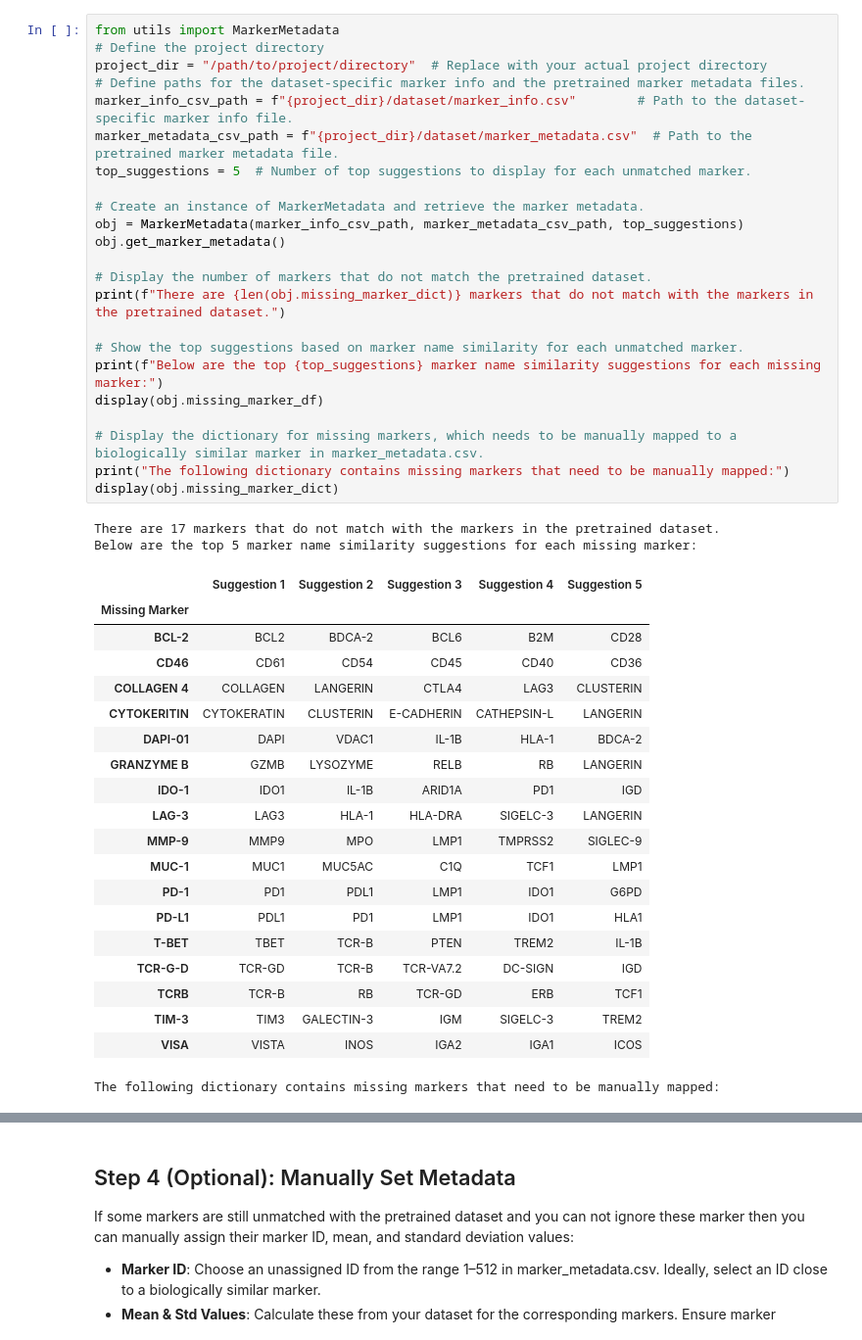
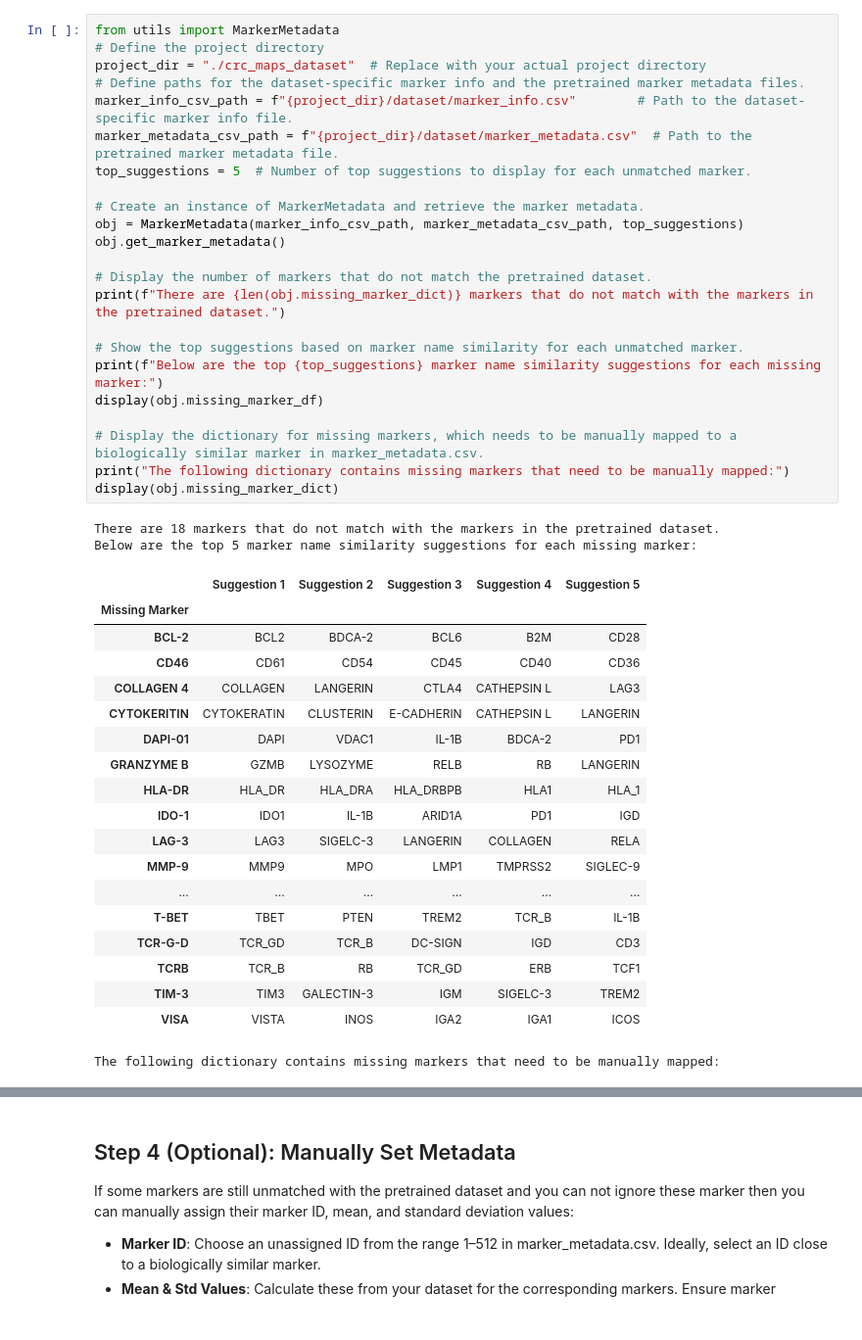
Before and after one commit to mahmoodlab/KRONOS, a Jupyter notebook: tutorials/1 - Data-Download-And-Preprocessing.ipynb, the cells around one changed output, grey strips where cells are left out. Shown at 98% size. Drawn from its saved outputs; the diff is of its cells as text.

```diff
--- a/tutorials/1 - How-to-get-marker-metadat-file.ipynb
+++ b/tutorials/1 - Data-Download-And-Preprocessing.ipynb
@@ -37,46 +48,45 @@ It also displays a list of unmatched markers along with suggestions derived from
 # %%
 from utils import MarkerMetadata
 # Define the project directory
-project_dir = "/path/to/project/directory"  # Replace with your actual project directory
+project_dir = "./crc_maps_dataset"  # Replace with your actual project directory
 # Define paths for the dataset-specific marker info and the pretrained marker metadata files.
 marker_info_csv_path = f"{project_dir}/dataset/marker_info.csv"        # Path to the dataset-specific marker info file.
 marker_metadata_csv_path = f"{project_dir}/dataset/marker_metadata.csv"  # Path to the pretrained marker metadata file.
 top_suggestions = 5  # Number of top suggestions to display for each unmatched marker.
 
 # Create an instance of MarkerMetadata and retrieve the marker metadata.
 obj = MarkerMetadata(marker_info_csv_path, marker_metadata_csv_path, top_suggestions)
 obj.get_marker_metadata()
 
 # Display the number of markers that do not match the pretrained dataset.
 print(f"There are {len(obj.missing_marker_dict)} markers that do not match with the markers in the pretrained dataset.")
 
 # Show the top suggestions based on marker name similarity for each unmatched marker.
 print(f"Below are the top {top_suggestions} marker name similarity suggestions for each missing marker:")
 display(obj.missing_marker_df)
 
 # Display the dictionary for missing markers, which needs to be manually mapped to a biologically similar marker in marker_metadata.csv.
 print("The following dictionary contains missing markers that need to be manually mapped:")
 display(obj.missing_marker_dict)
 # %% [output]
-There are 17 markers that do not match with the markers in the pretrained dataset.
+There are 18 markers that do not match with the markers in the pretrained dataset.
 Below are the top 5 marker name similarity suggestions for each missing marker:
 |  | Suggestion 1 | Suggestion 2 | Suggestion 3 | Suggestion 4 | Suggestion 5 |
 | Missing Marker |  |  |  |  |  |
 | BCL-2 | BCL2 | BDCA-2 | BCL6 | B2M | CD28 |
 | CD46 | CD61 | CD54 | CD45 | CD40 | CD36 |
-| COLLAGEN 4 | COLLAGEN | LANGERIN | CTLA4 | LAG3 | CLUSTERIN |
-| CYTOKERITIN | CYTOKERATIN | CLUSTERIN | E-CADHERIN | CATHEPSIN-L | LANGERIN |
-| DAPI-01 | DAPI | VDAC1 | IL-1B | HLA-1 | BDCA-2 |
+| COLLAGEN 4 | COLLAGEN | LANGERIN | CTLA4 | CATHEPSIN L | LAG3 |
+| CYTOKERITIN | CYTOKERATIN | CLUSTERIN | E-CADHERIN | CATHEPSIN L | LANGERIN |
+| DAPI-01 | DAPI | VDAC1 | IL-1B | BDCA-2 | PD1 |
 | GRANZYME B | GZMB | LYSOZYME | RELB | RB | LANGERIN |
+| HLA-DR | HLA_DR | HLA_DRA | HLA_DRBPB | HLA1 | HLA_1 |
 | IDO-1 | IDO1 | IL-1B | ARID1A | PD1 | IGD |
-| LAG-3 | LAG3 | HLA-1 | HLA-DRA | SIGELC-3 | LANGERIN |
+| LAG-3 | LAG3 | SIGELC-3 | LANGERIN | COLLAGEN | RELA |
 | MMP-9 | MMP9 | MPO | LMP1 | TMPRSS2 | SIGLEC-9 |
-| MUC-1 | MUC1 | MUC5AC | C1Q | TCF1 | LMP1 |
-| PD-1 | PD1 | PDL1 | LMP1 | IDO1 | G6PD |
-| PD-L1 | PDL1 | PD1 | LMP1 | IDO1 | HLA1 |
-| T-BET | TBET | TCR-B | PTEN | TREM2 | IL-1B |
-| TCR-G-D | TCR-GD | TCR-B | TCR-VA7.2 | DC-SIGN | IGD |
-| TCRB | TCR-B | RB | TCR-GD | ERB | TCF1 |
+| ... | ... | ... | ... | ... | ... |
+| T-BET | TBET | PTEN | TREM2 | TCR_B | IL-1B |
+| TCR-G-D | TCR_GD | TCR_B | DC-SIGN | IGD | CD3 |
+| TCRB | TCR_B | RB | TCR_GD | ERB | TCF1 |
 | TIM-3 | TIM3 | GALECTIN-3 | IGM | SIGELC-3 | TREM2 |
 | VISA | VISTA | INOS | IGA2 | IGA1 | ICOS |
 The following dictionary contains missing markers that need to be manually mapped:
```
Also changed, not shown: parts of 12 cells of this notebook, 5 other files.
